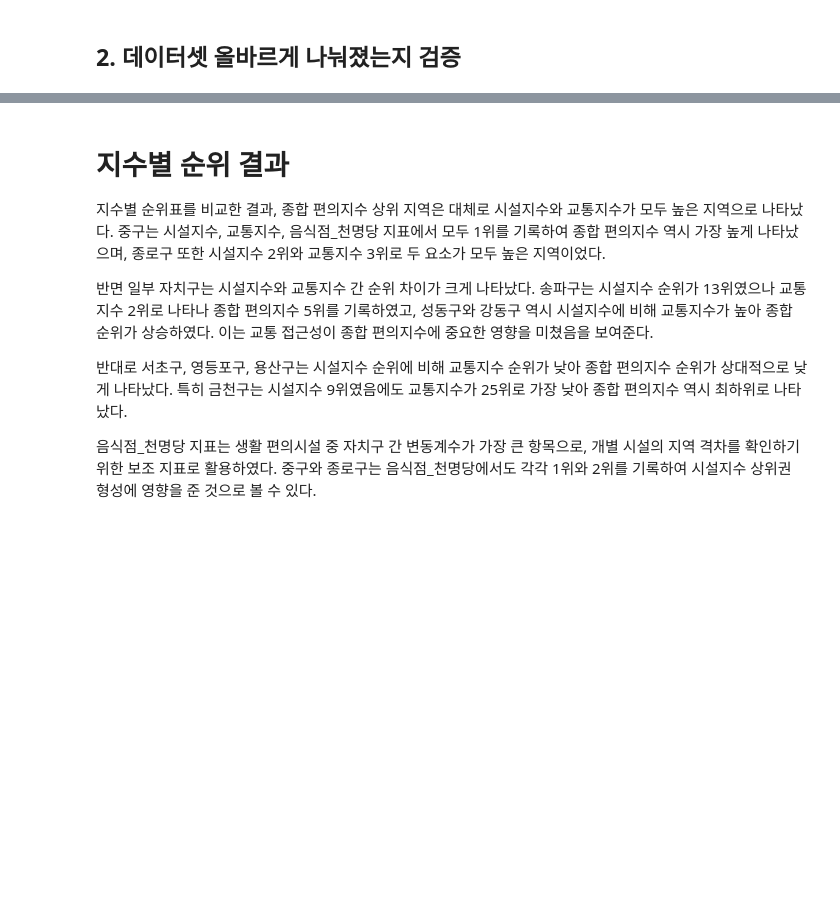
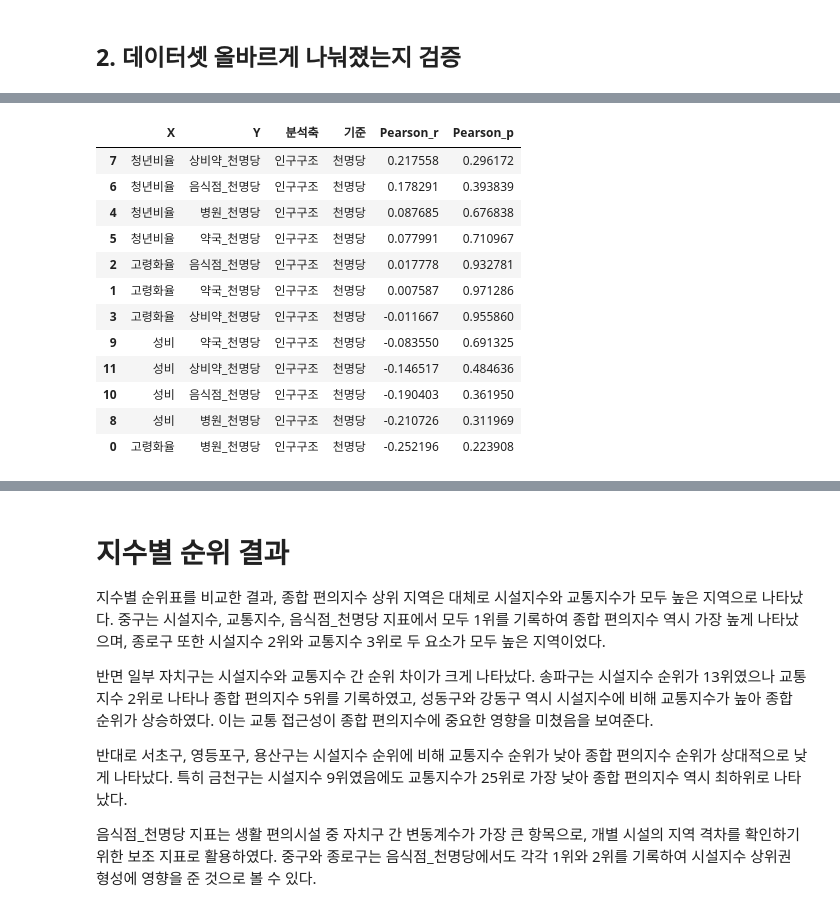
Before and after one commit to JiunShin1214/Social_Project, a Jupyter notebook: Social_project.ipynb, the cells around one changed output, grey strips where cells are left out. Drawn from its saved outputs; the diff is of its cells as text; code cells hidden in the pictures; blank space fills up the shorter version.

```diff
--- a/Social_project.ipynb
+++ b/Social_project.ipynb
@@ -529,12 +756,13 @@ df = df.merge(restaurant_gu, on="구", how="left")
 df = df.merge(medicine_store_gu, on="구", how="left")
 df = df.merge(area_gu, on="구", how="left")
 df = df.merge(subway_gu, on="구", how="left")
+df = df.merge(bus_gu, on="구", how="left")
 
 # 결측 처리
 df = df.fillna(0)
 
 # 정수 변환
-cols = ["병원수", "약국수", "음식점수", "상비약판매업소수", "역수"]
+cols = ["병원수", "약국수", "음식점수", "상비약판매업소수", "역수", "버스정류장수"]
 df[cols] = df[cols].astype(int)
 
 print(df.shape)
@@ -560,9 +811,11 @@ df["상비약_천명당"] = df["상비약판매업소수"] / df["인구"] * 1000
 # 인구 밀도
 df["인구밀도"] = df["인구"] / df["시가화면적"]
 
-# 교통 지수
-df["교통지수"] = df["역수"] / df["시가화면적"]
+# 지하철 밀도
+df["지하철밀도"] = df["역수"] / df["시가화면적"]
 
+# 버스정류장 밀도
+df["버스밀도"] = df["버스정류장수"] / df["시가화면적"]
 
 df[[
     "병원_천명당","약국_천명당","음식점_천명당","상비약_천명당"]].describe()
@@ -594,46 +867,87 @@ df[[
 
 '''
 1. 인구 구조(고령화율, 청년비율, 성비) vs 천명당 시설
-    같은 인구 1,000명 기준에서 어떤 인구 구조를 가진 지역이 더 많은 시설을 가지는가
+   같은 인구 1,000명 기준에서 어떤 인구 구조를 가진 지역이 더 많은 시설을 가지는가
 
 2. 인구밀도가 높은 곳일수록 시설 공간이 빽빽한가
-    같은 공간 크기 기준으로 사람이 많은 곳에 시설도 많은가
+   같은 공간 크기 기준으로 사람이 많은 곳에 시설도 많은가
 
-3. 접근성이 좋은(교통편이 좋은) 곳에 시설이 더 몰리는가?
+3. 지하철 접근성이 높은 곳에 시설이 더 밀집되는가
+   지하철 밀도가 높은 지역일수록 시설 밀도가 높은가
 
+4. 버스 접근성이 높은 곳에 시설이 더 밀집되는가
+   버스정류장 밀도가 높은 지역일수록 시설 밀도가 높은가
 '''
-
 
 pearson_results = []
 
 population_vars = ["고령화율", "청년비율", "성비"]
-facility_pop_vars = ["병원_천명당", "약국_천명당", "음식점_천명당", "상비약_천명당"]
-facility_area_vars = ["병원_시가화", "약국_시가화", "음식점_시가화", "상비약_시가화"]
 
-# A. 인구 구조(고령화율, 청년비율 , 성비) vs 시설 (천명당)   -  인구 기준
+facility_pop_vars = [
+    "병원_천명당",
+    "약국_천명당",
+    "음식점_천명당",
+    "상비약_천명당"
+]
+
+facility_area_vars = [
+    "병원_시가화",
+    "약국_시가화",
+    "음식점_시가화",
+    "상비약_시가화"
+]
+
+
+# A. 인구 구조 vs 시설 (천명당)
 for x in population_vars:
     for y in facility_pop_vars:
         r, p = pearsonr(df[x], df[y])
-        pearson_results.append([x, y, "인구구조", "천명당", r, p])
 
-# B. 공간 밀도 vs 시설 (시가화)   - 면적(밀도 기준)
+        pearson_results.append([
+            x, y, "인구구조", "천명당", r, p
+        ])
+
+
+# B. 공간 밀도 vs 시설 (시가화)
 for y in facility_area_vars:
     r, p = pearsonr(df["인구밀도"], df[y])
-    pearson_results.append(["인구밀도", y, "공간밀도", "시가화", r, p])
 
-# C. 교통 vs 시설 (시가화)
+    pearson_results.append([
+        "인구밀도", y, "공간밀도", "시가화", r, p
+    ])
+
+
+# C. 지하철 접근성 vs 시설
 for y in facility_area_vars:
-    r, p = pearsonr(df["교통지수"], df[y])
-    pearson_results.append(["교통지수", y, "교통", "시가화", r, p])
+    r, p = pearsonr(df["지하철밀도"], df[y])
+
+    pearson_results.append([
+        "지하철밀도", y, "지하철", "시가화", r, p
+    ])
+
+
+# D. 버스 접근성 vs 시설
+for y in facility_area_vars:
+    r, p = pearsonr(df["버스밀도"], df[y])
+
+    pearson_results.append([
+        "버스밀도", y, "버스", "시가화", r, p
+    ])
+
 
 pearson_df = pd.DataFrame(
     pearson_results,
     columns=["X", "Y", "분석축", "기준", "Pearson_r", "Pearson_p"]
 )
 
+
 # 분석축 + 기준 기준으로 그룹 나누기
 groups = pearson_df.groupby(["분석축", "기준"])
 
 for (axis, scale), group in groups:
     print(f"\n=== {axis} ({scale}) ===")
-    display(group.sort_values("Pearson_r", ascending=False))
+
+    display(
+        group.sort_values("Pearson_r", ascending=False)
+    )
+# %% [output]
@@ -639,0 +967,13 @@ for (axis, scale), group in groups:
+|  | X | Y | 분석축 | 기준 | Pearson_r | Pearson_p |
+| 7 | 청년비율 | 상비약_천명당 | 인구구조 | 천명당 | 0.217558 | 0.296172 |
+| 6 | 청년비율 | 음식점_천명당 | 인구구조 | 천명당 | 0.178291 | 0.393839 |
+| 4 | 청년비율 | 병원_천명당 | 인구구조 | 천명당 | 0.087685 | 0.676838 |
+| 5 | 청년비율 | 약국_천명당 | 인구구조 | 천명당 | 0.077991 | 0.710967 |
+| 2 | 고령화율 | 음식점_천명당 | 인구구조 | 천명당 | 0.017778 | 0.932781 |
+| 1 | 고령화율 | 약국_천명당 | 인구구조 | 천명당 | 0.007587 | 0.971286 |
+| 3 | 고령화율 | 상비약_천명당 | 인구구조 | 천명당 | -0.011667 | 0.955860 |
+| 9 | 성비 | 약국_천명당 | 인구구조 | 천명당 | -0.083550 | 0.691325 |
+| 11 | 성비 | 상비약_천명당 | 인구구조 | 천명당 | -0.146517 | 0.484636 |
+| 10 | 성비 | 음식점_천명당 | 인구구조 | 천명당 | -0.190403 | 0.361950 |
+| 8 | 성비 | 병원_천명당 | 인구구조 | 천명당 | -0.210726 | 0.311969 |
+| 0 | 고령화율 | 병원_천명당 | 인구구조 | 천명당 | -0.252196 | 0.223908 |
```
Also changed, not shown: parts of 36 cells of this notebook, 1 other file.
